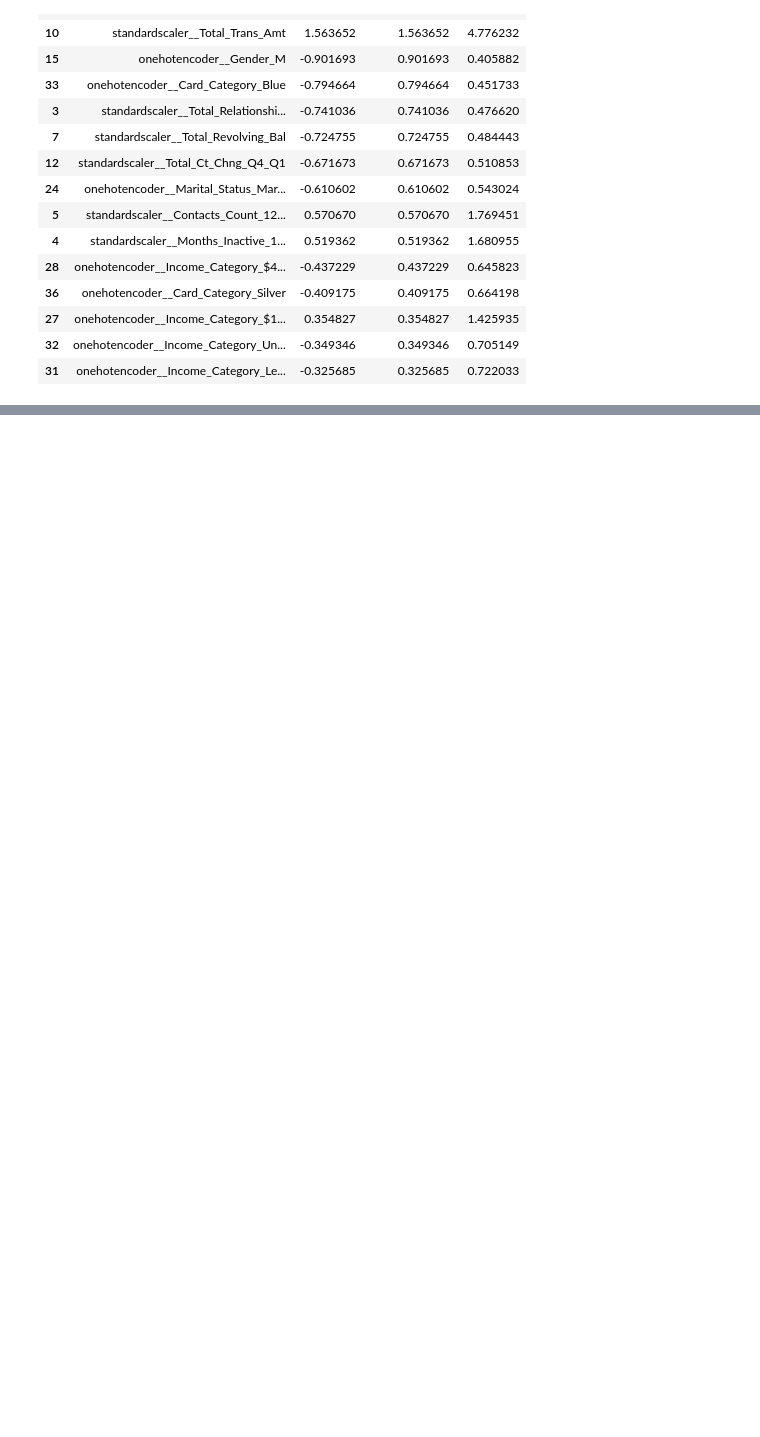
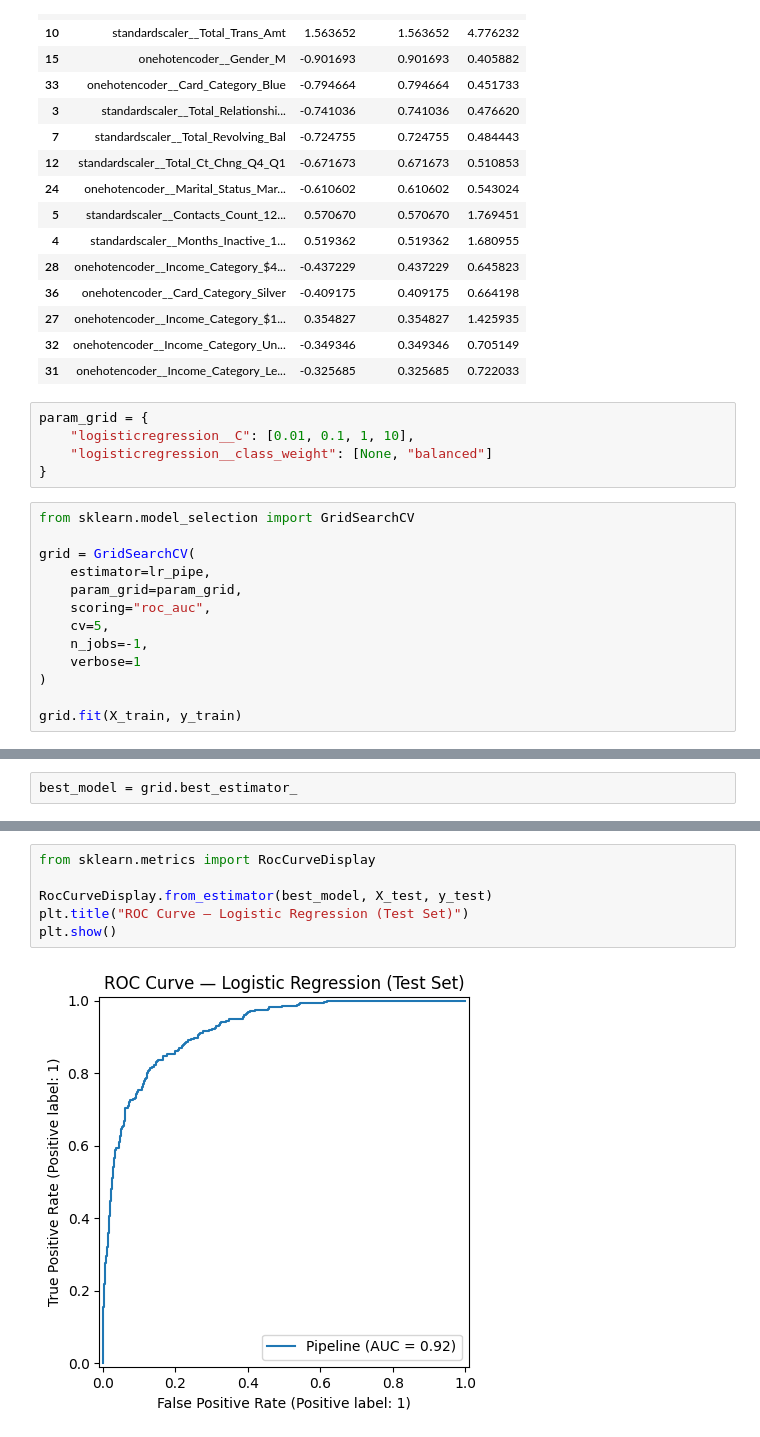
Before and after one commit to Mfouzan/Credit-Card-Churn, a Jupyter notebook: Credit Card.ipynb, the cells around one changed output, grey strips where cells are left out. Drawn from its saved outputs; the diff is of its cells as text; blank space fills up the shorter version.

Commit message:
added relevant plot and interps; threshold selection

```diff
--- a/Credit Card.ipynb
+++ b/Credit Card.ipynb
@@ -395,3 +395,21 @@ coef_df.head(15)
 | 27 | onehotencoder__Income_Category_$1... | 0.354827 | 0.354827 | 1.425935 |
 | 32 | onehotencoder__Income_Category_Un... | -0.349346 | 0.349346 | 0.705149 |
 | 31 | onehotencoder__Income_Category_Le... | -0.325685 | 0.325685 | 0.722033 |
+# %%
+param_grid = {
+    "logisticregression__C": [0.01, 0.1, 1, 10],
+    "logisticregression__class_weight": [None, "balanced"]
+}
+# %%
+from sklearn.model_selection import GridSearchCV
+
+grid = GridSearchCV(
+    estimator=lr_pipe,
+    param_grid=param_grid,
+    scoring="roc_auc",
+    cv=5,
+    n_jobs=-1,
+    verbose=1
+)
+
+grid.fit(X_train, y_train)
@@ -397,0 +443,2 @@ coef_df.head(15)
+# %%
+best_model = grid.best_estimator_
@@ -397,0 +479,8 @@ coef_df.head(15)
+# %%
+from sklearn.metrics import RocCurveDisplay
+
+RocCurveDisplay.from_estimator(best_model, X_test, y_test)
+plt.title("ROC Curve — Logistic Regression (Test Set)")
+plt.show()
+# %% [output]
+[figure, added]
```
Also changed, not shown: parts of 16 cells of this notebook.
